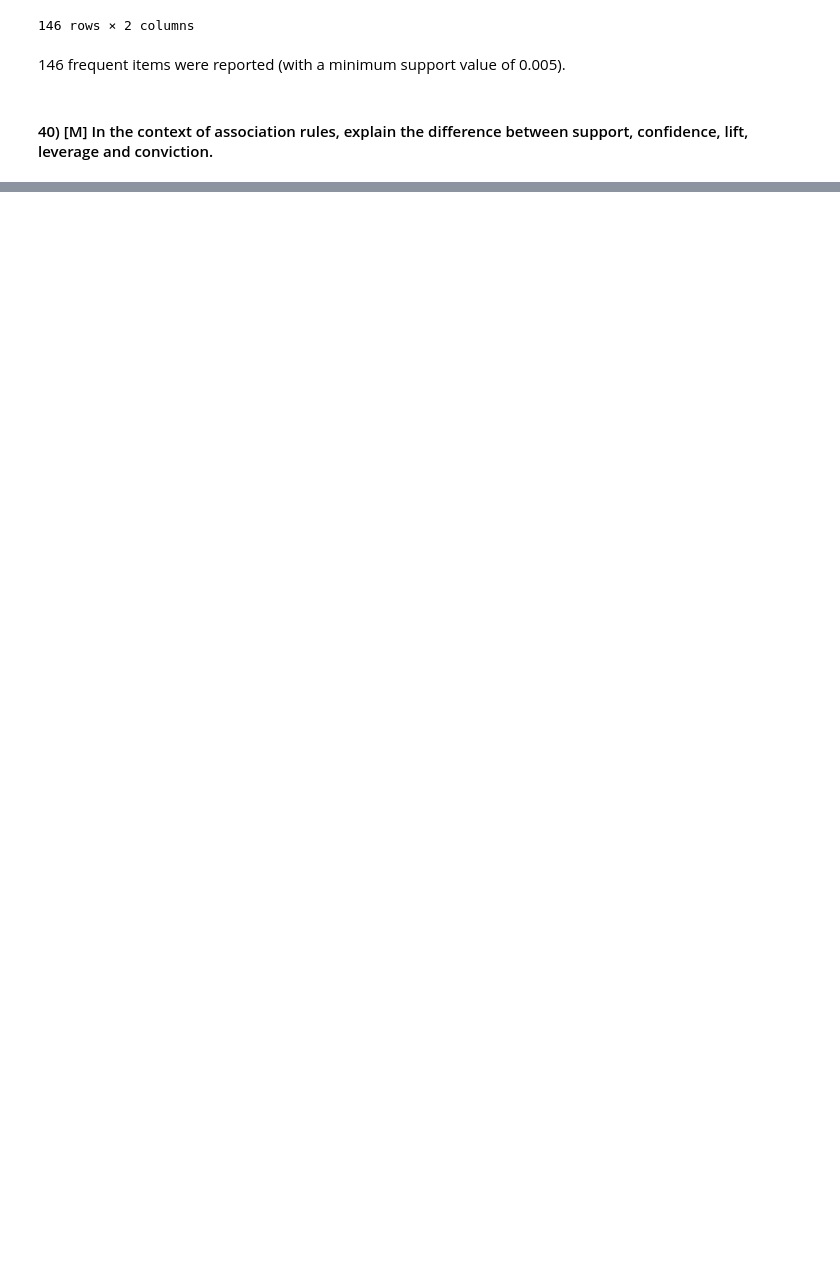
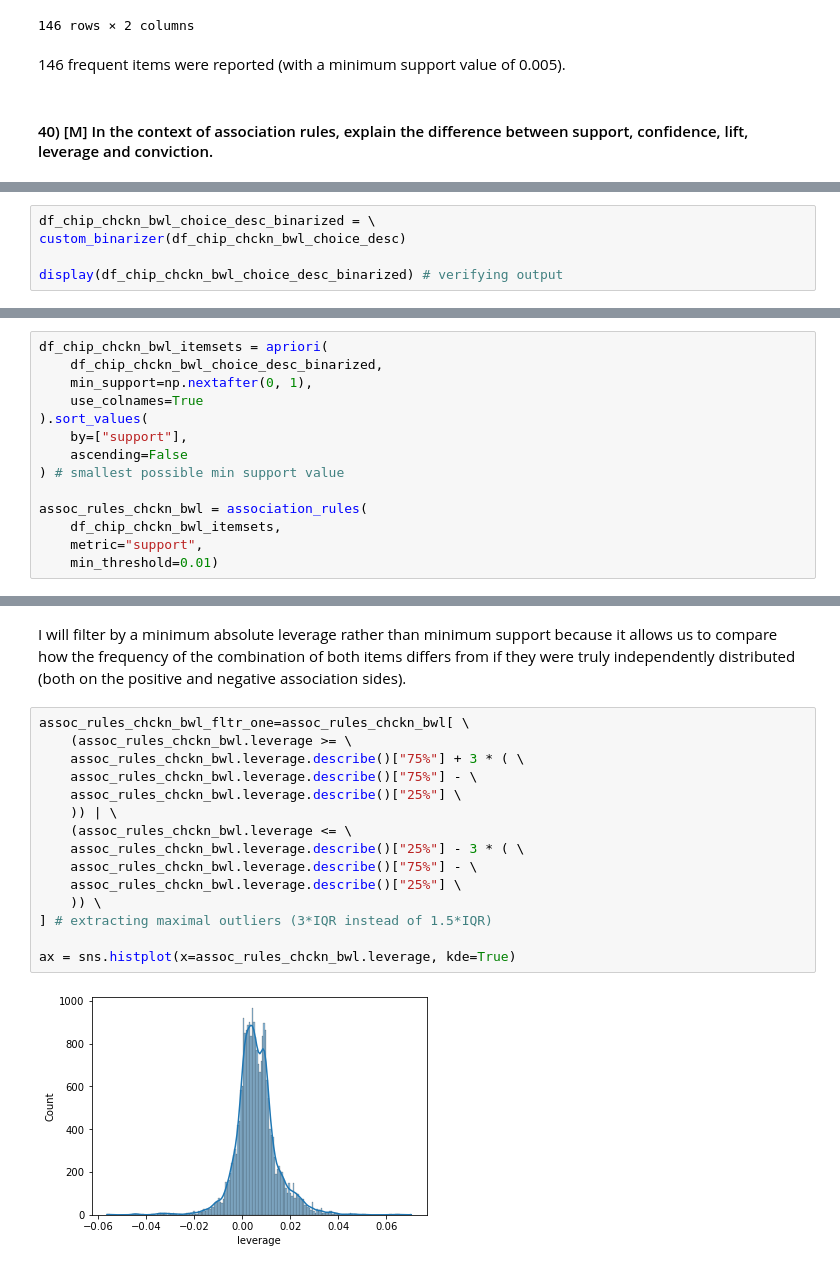
Before and after one commit to ks061/data-mining, a Jupyter notebook: labs/lab09.ipynb, the cells around one changed output, grey strips where cells are left out. Saved outputs shown, nothing was run; the diff lists cells and outputs as text; blank space fills up the shorter version.

```diff
--- a/labs/lab09.ipynb
+++ b/labs/lab09.ipynb
@@ -697,0 +785,5 @@ df_chip_item_binarized
+# %%
+df_chip_chckn_bwl_choice_desc_binarized = \
+custom_binarizer(df_chip_chckn_bwl_choice_desc)
+
+display(df_chip_chckn_bwl_choice_desc_binarized) # verifying output
@@ -697,0 +806,14 @@ df_chip_item_binarized
+# %%
+df_chip_chckn_bwl_itemsets = apriori(
+    df_chip_chckn_bwl_choice_desc_binarized,
+    min_support=np.nextafter(0, 1),
+    use_colnames=True
+).sort_values(
+    by=["support"],
+    ascending=False
+) # smallest possible min support value
+
+assoc_rules_chckn_bwl = association_rules(
+    df_chip_chckn_bwl_itemsets,
+    metric="support",
+    min_threshold=0.01)
@@ -697,0 +844,19 @@ df_chip_item_binarized
+# %% [markdown]
+I will filter by a minimum absolute leverage rather than minimum support because it allows us to compare how the frequency of the combination of both items differs from if they were truly independently distributed (both on the positive and negative association sides).
+# %%
+assoc_rules_chckn_bwl_fltr_one=assoc_rules_chckn_bwl[ \
+    (assoc_rules_chckn_bwl.leverage >= \
+    assoc_rules_chckn_bwl.leverage.describe()["75%"] + 3 * ( \
+    assoc_rules_chckn_bwl.leverage.describe()["75%"] - \
+    assoc_rules_chckn_bwl.leverage.describe()["25%"] \
+    )) | \
+    (assoc_rules_chckn_bwl.leverage <= \
+    assoc_rules_chckn_bwl.leverage.describe()["25%"] - 3 * ( \
+    assoc_rules_chckn_bwl.leverage.describe()["75%"] - \
+    assoc_rules_chckn_bwl.leverage.describe()["25%"] \
+    )) \
+] # extracting maximal outliers (3*IQR instead of 1.5*IQR)
+
+ax = sns.histplot(x=assoc_rules_chckn_bwl.leverage, kde=True)
+# %% [output]
+[figure, added]
```
Also changed, not shown: parts of 39 cells of this notebook.
